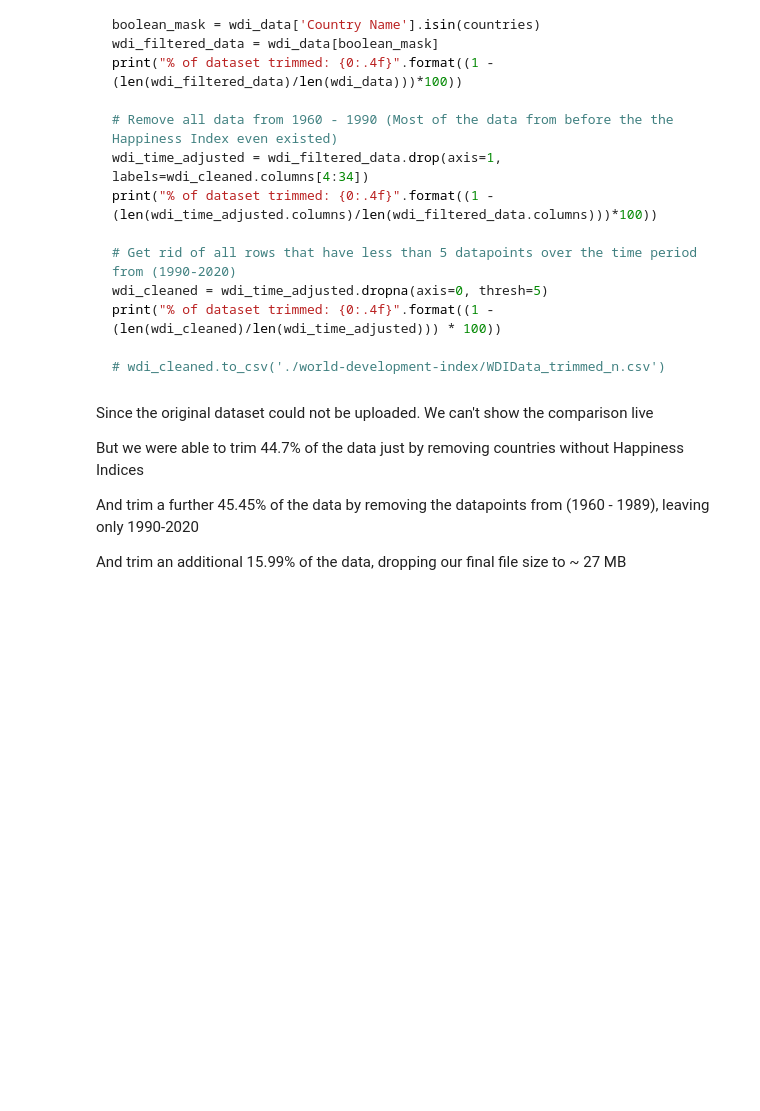
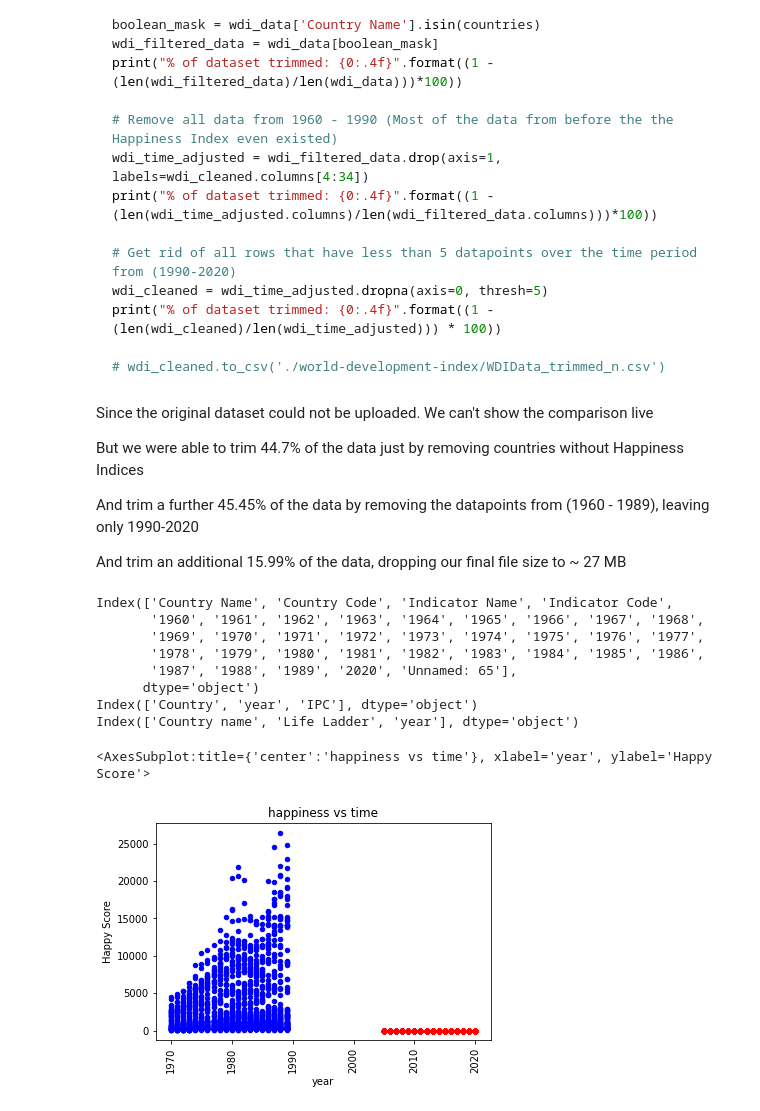
Before and after one commit to alderie/happinessfactor, a Jupyter notebook: notebook.ipynb, the cells around one changed output. Saved outputs shown, nothing was run; the diff lists cells and outputs as text; code cells hidden in the pictures; blank space fills up the shorter version.

Commit message:
found no overlap

```diff
--- a/notebook.ipynb
+++ b/notebook.ipynb
@@ -33,6 +33,7 @@ simplified_whr_data = whr_data[['Country name', 'Life Ladder', 'year']] # get ju
 countries = pd.unique(simplified_whr_data['Country name'])
 print("Total Countries with Indices: {}".format(len(countries)))
 print(countries)
+wdi_data = pd.read_csv(wdi_path, index_col=0)
 # %% [output]
 Total Countries with Indices: 166
 ['Afghanistan' 'Albania' 'Algeria' 'Angola' 'Argentina' 'Armenia'
@@ -102,3 +103,53 @@ But we were able to trim 44.7% of the data just by removing countries without Ha
 And trim a further 45.45% of the data by removing the datapoints from (1960 - 1989), leaving only 1990-2020
 
 And trim an additional 15.99% of the data, dropping our final file size to ~ 27 MB
+# %%
+#When one thinks of happiness they think of money. Lets first graph the WHR dataset's graph of national income per capita vs happiness
+incomePerCap=pd.DataFrame(columns=['Country','year','IPC'])
+yearsValid=wdi_data.columns
+print(yearsValid)
+yearsValid=yearsValid[4:len(yearsValid)-1]
+#print(incomePerCap)
+for x, rowX in wdi_data.iterrows():
+    if rowX['Indicator Name']=='Adjusted net national income per capita (current US$)':
+        for year in yearsValid:
+            name=str(rowX['Country Name'])
+            yearFinal=int(year)
+            if wdi_data.loc[x,year] == np.NaN:
+                ipcFinal=np.NaN
+            else:
+                ipcFinal=float(wdi_data.loc[x,year])
+            incomePerCap=incomePerCap.append({'Country':name,'year':yearFinal,'IPC':ipcFinal},ignore_index=True)
+#print(simplified_whr_data)
+incomePerCap=incomePerCap.dropna()
+print((incomePerCap.columns))
+print((simplified_whr_data.columns))
+
+#Whats bellow WORKS. its just that the condition year==year will never be matched because the data does not overlap at all!
+'''
+whrIPC=pd.DataFrame(columns=['Country','year','Score','IPC'])
+print(len(whrIPC))
+
+for x, rowX in incomePerCap.iterrows():
+    for y,rowY in simplified_whr_data.iterrows():
+        if rowX['Country']==rowY['Country name'] and rowX['year']==rowY['year']:
+            name=str(rowX['Country'])
+            yearFinal=int(rowX['year'])
+            ipcFinal=float(rowX['IPC'])
+            score=float(rowY['Life Ladder'])
+            whrIPC = whrIPC.append({'Country':name,'year':yearFinal,'Score':score,'IPC':ipcFinal},ignore_index=True)
+print(whrIPC.head(100))'''
+
+ax=incomePerCap.plot.scatter(x='year',xlabel='year',y='IPC',ylabel='income per capita',rot=90,color='b',title='year vs income per cap.')
+simplified_whr_data.plot.scatter(x='year',xlabel='year',y='Life Ladder',ylabel='Happy Score',rot=90,color='r',title='happiness vs time',ax=ax)
+# %% [output]
+Index(['Country Name', 'Country Code', 'Indicator Name', 'Indicator Code',
+       '1960', '1961', '1962', '1963', '1964', '1965', '1966', '1967', '1968',
+       '1969', '1970', '1971', '1972', '1973', '1974', '1975', '1976', '1977',
+       '1978', '1979', '1980', '1981', '1982', '1983', '1984', '1985', '1986',
+       '1987', '1988', '1989', '2020', 'Unnamed: 65'],
+      dtype='object')
+Index(['Country', 'year', 'IPC'], dtype='object')
+Index(['Country name', 'Life Ladder', 'year'], dtype='object')
+<AxesSubplot:title={'center':'happiness vs time'}, xlabel='year', ylabel='Happy Score'>
+[figure, added]
```
